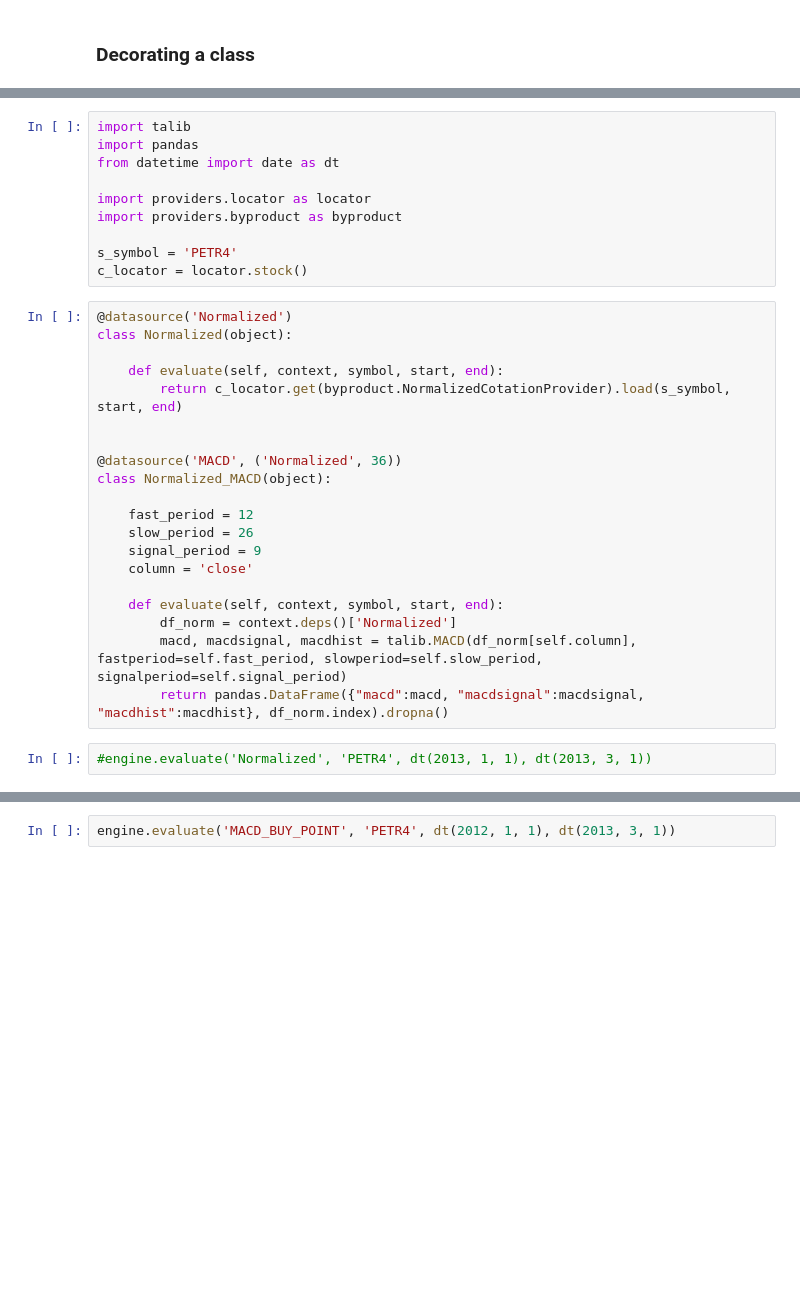
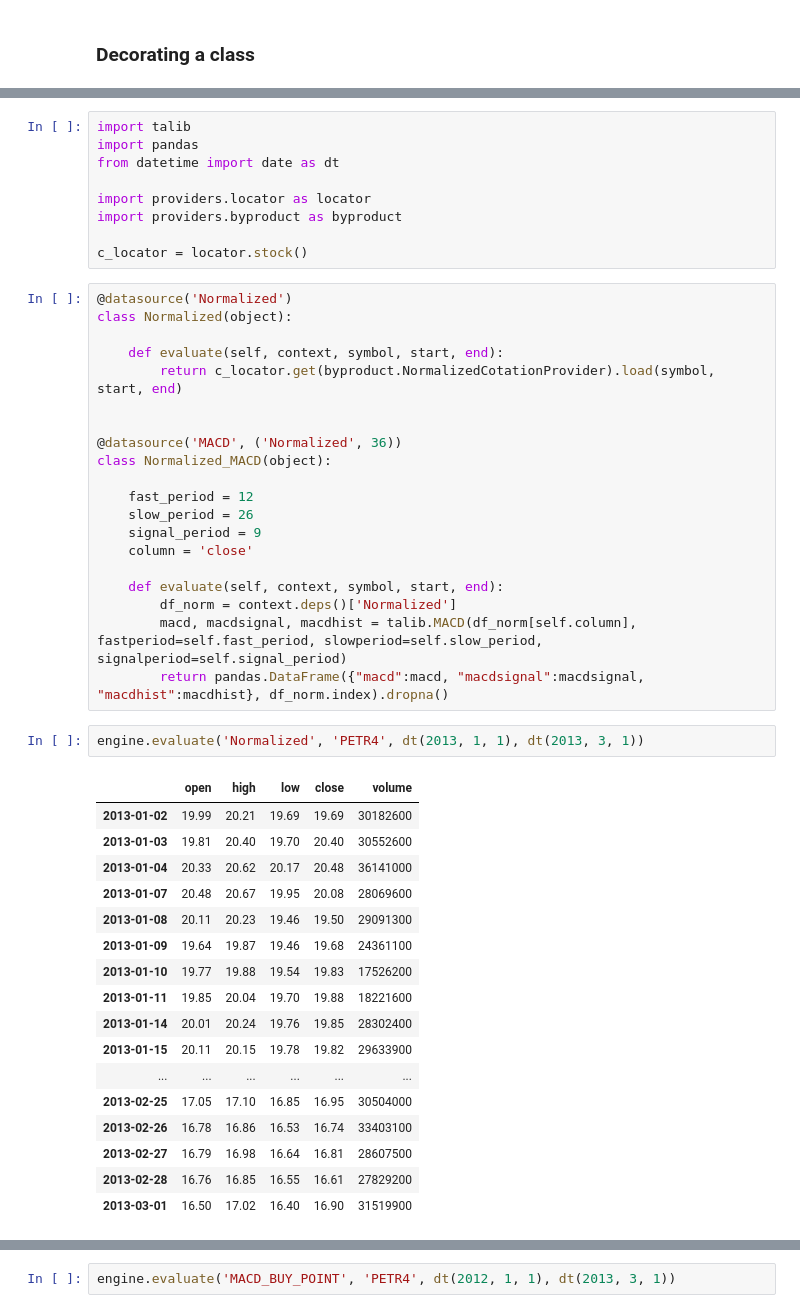
Before and after one commit to rhlobo/bigtempo, a Jupyter notebook: ipy-notebooks/DataSourceProcessor Decoratior.ipynb, the cells around one changed output, grey strips where cells are left out. Saved outputs shown, nothing was run; the diff lists cells and outputs as text; blank space fills up the shorter version.

```diff
--- a/ipy-notebooks/DataSourceProcessor Decoratior.ipynb
+++ b/ipy-notebooks/DataSourceProcessor Decoratior.ipynb
@@ -103,14 +102,13 @@ from datetime import date as dt
 import providers.locator as locator
 import providers.byproduct as byproduct
 
-s_symbol = 'PETR4'
 c_locator = locator.stock()
 # %%
 @datasource('Normalized')
 class Normalized(object):
 
     def evaluate(self, context, symbol, start, end):
-        return c_locator.get(byproduct.NormalizedCotationProvider).load(s_symbol, start, end)
+        return c_locator.get(byproduct.NormalizedCotationProvider).load(symbol, start, end)
 
 
 @datasource('MACD', ('Normalized', 36))
@@ -126,5 +124,23 @@ class Normalized_MACD(object):
         macd, macdsignal, macdhist = talib.MACD(df_norm[self.column], fastperiod=self.fast_period, slowperiod=self.slow_period, signalperiod=self.signal_period)
         return pandas.DataFrame({"macd":macd, "macdsignal":macdsignal, "macdhist":macdhist}, df_norm.index).dropna()
 # %%
-#engine.evaluate('Normalized', 'PETR4', dt(2013, 1, 1), dt(2013, 3, 1))
+engine.evaluate('Normalized', 'PETR4', dt(2013, 1, 1), dt(2013, 3, 1))
+# %% [output]
+|  | open | high | low | close | volume |
+| 2013-01-02 | 19.99 | 20.21 | 19.69 | 19.69 | 30182600 |
+| 2013-01-03 | 19.81 | 20.40 | 19.70 | 20.40 | 30552600 |
+| 2013-01-04 | 20.33 | 20.62 | 20.17 | 20.48 | 36141000 |
+| 2013-01-07 | 20.48 | 20.67 | 19.95 | 20.08 | 28069600 |
+| 2013-01-08 | 20.11 | 20.23 | 19.46 | 19.50 | 29091300 |
+| 2013-01-09 | 19.64 | 19.87 | 19.46 | 19.68 | 24361100 |
+| 2013-01-10 | 19.77 | 19.88 | 19.54 | 19.83 | 17526200 |
+| 2013-01-11 | 19.85 | 20.04 | 19.70 | 19.88 | 18221600 |
+| 2013-01-14 | 20.01 | 20.24 | 19.76 | 19.85 | 28302400 |
+| 2013-01-15 | 20.11 | 20.15 | 19.78 | 19.82 | 29633900 |
+| ... | ... | ... | ... | ... | ... |
+| 2013-02-25 | 17.05 | 17.10 | 16.85 | 16.95 | 30504000 |
+| 2013-02-26 | 16.78 | 16.86 | 16.53 | 16.74 | 33403100 |
+| 2013-02-27 | 16.79 | 16.98 | 16.64 | 16.81 | 28607500 |
+| 2013-02-28 | 16.76 | 16.85 | 16.55 | 16.61 | 27829200 |
+| 2013-03-01 | 16.50 | 17.02 | 16.40 | 16.90 | 31519900 |
 # %%
```
Also changed, not shown: parts of 9 cells of this notebook.
